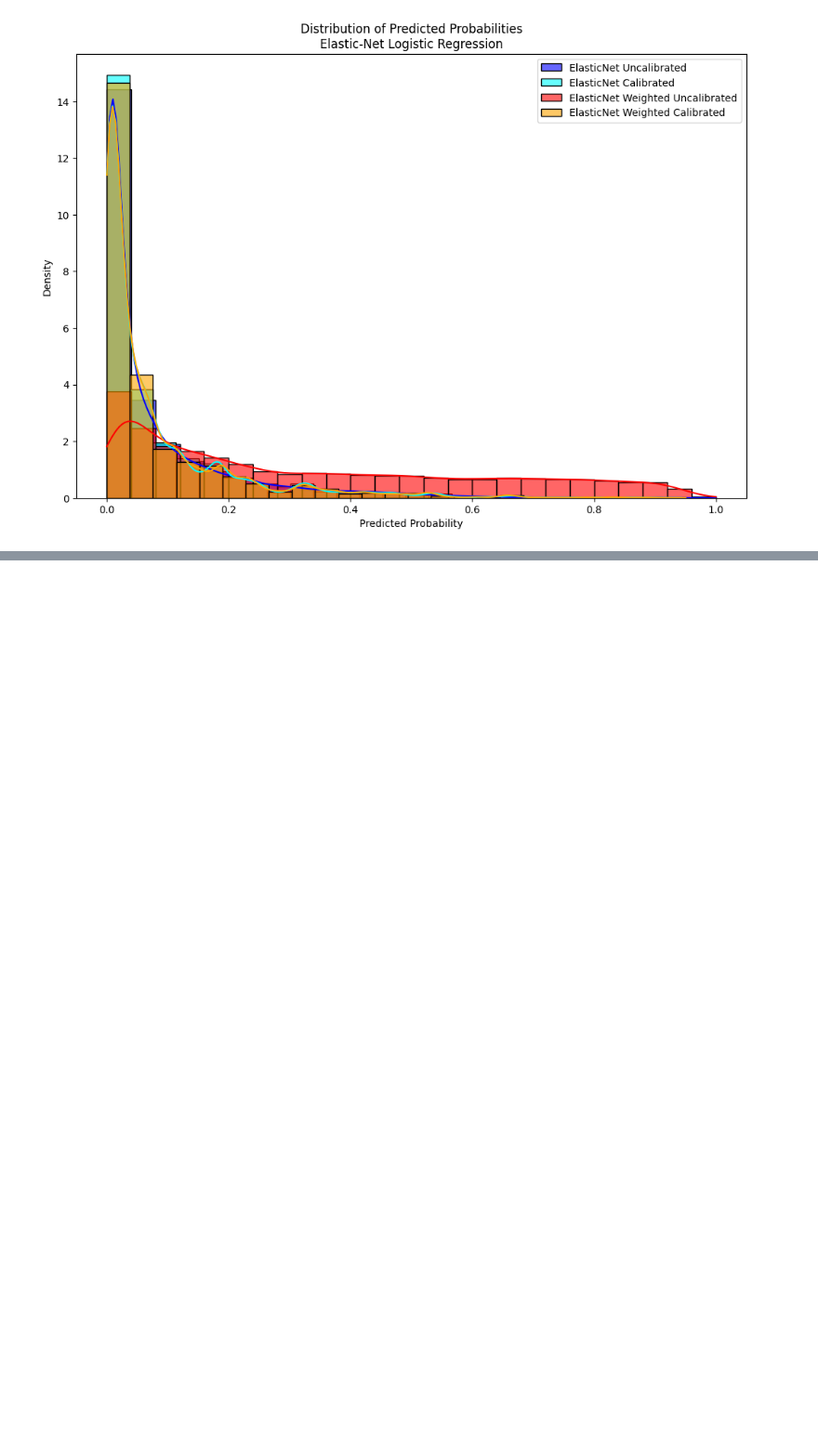
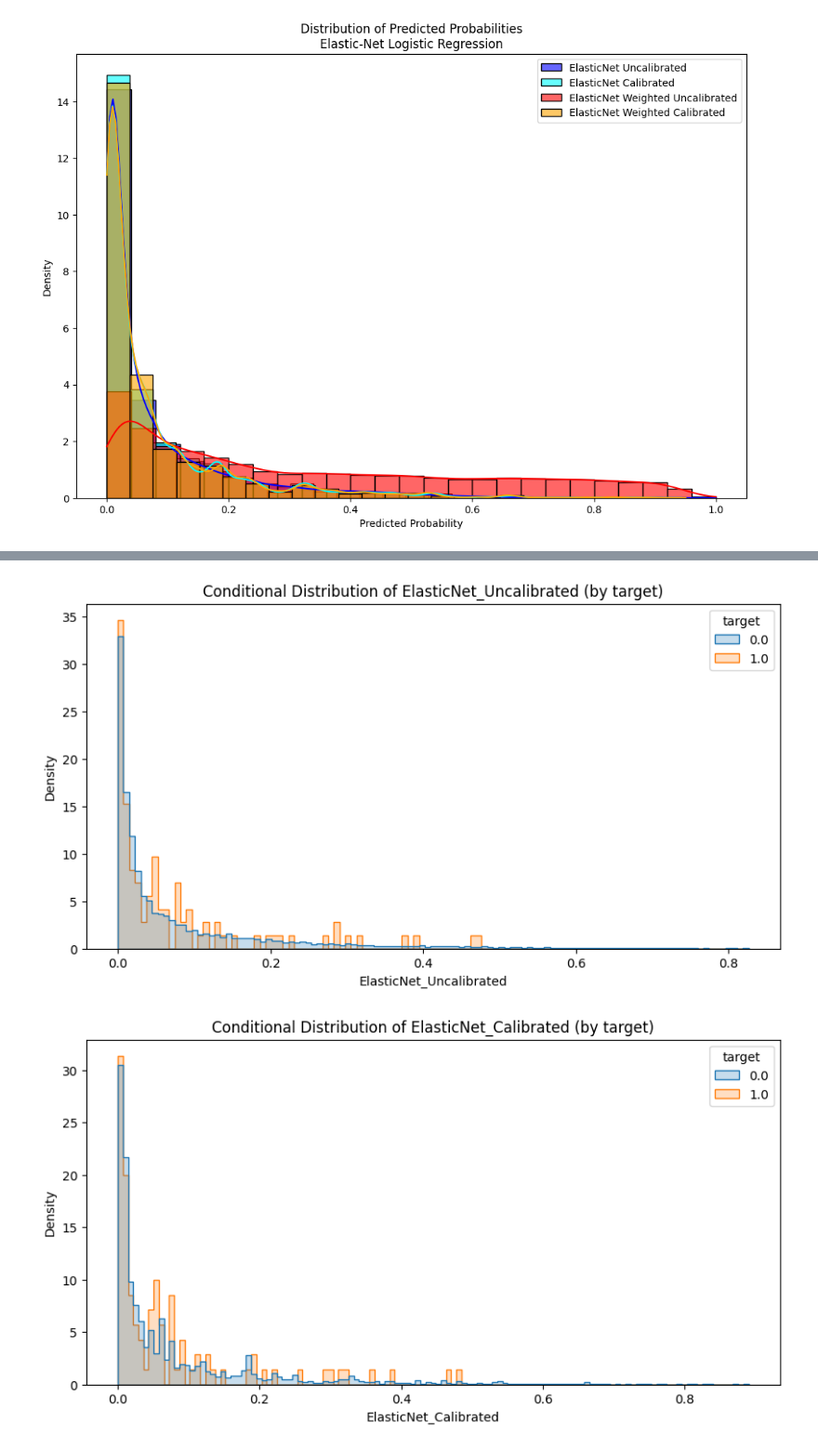
Before and after one commit to ybektas20/dream_case, a Jupyter notebook: q3/main.ipynb, the cells around one changed output, grey strips where cells are left out. Shown at 93% size. Saved outputs shown, nothing was run; the diff lists cells and outputs as text; code cells hidden in the pictures; blank space fills up the shorter version.

```diff
--- a/q3/main.ipynb
+++ b/q3/main.ipynb
@@ -681,0 +614,5 @@ Fitting 5 folds for each of 16 candidates, totalling 80 fits
+# %%
+plot_conditional_distributions(all_probas, y_test, min_quantile=0.0)
+# %% [output]
+[figure, added]
+[figure, added]
```
Also changed, not shown: parts of 8 cells of this notebook, 5 other files.
